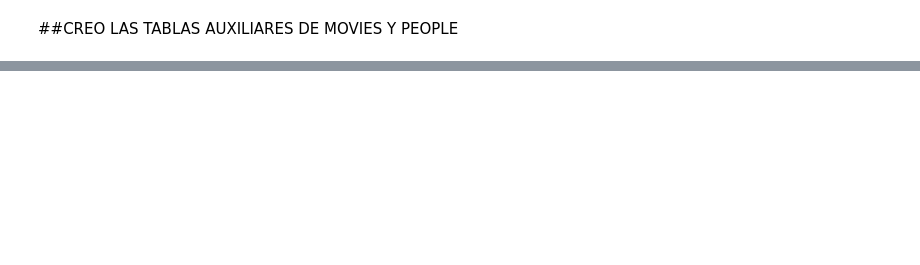
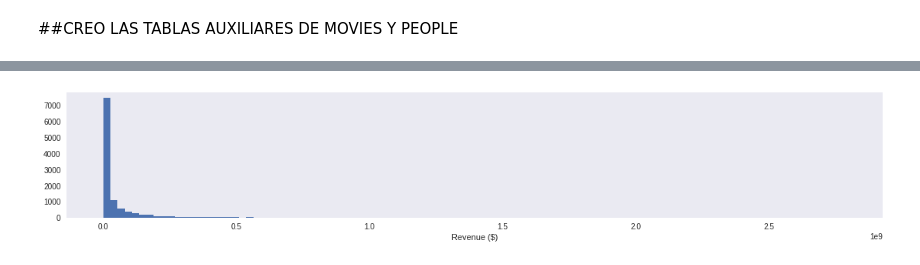
Before and after one commit to mandixbw/Cinema_KeysForSuccess, a Jupyter notebook: 06_Exploratory_Data_Analysis.ipynb, the cells around one changed output, grey strips where cells are left out. Drawn from its saved outputs; the diff is of its cells as text; code cells hidden in the pictures; blank space fills up the shorter version.

```diff
--- a/06_Exploratory_Data_Analysis.ipynb
+++ b/06_Exploratory_Data_Analysis.ipynb
@@ -703,0 +1993,13 @@ dfMovies.info(memory_usage="deep")
+# %%
+figure, axes = plt.subplots(1,1)
+
+num_bins = int(np.sqrt(dfMovies.shape[0]))
+plt.hist(dfMovies['revenue_final'][dfMovies['movie_id'] != 513335], bins=num_bins)
+
+plt.grid(False)
+plt.xlabel('Revenue ($)')
+figure.set_size_inches([19,3])
+
+plt.show()
+# %% [output]
+[figure, added]
```
Also changed, not shown: parts of 216 cells of this notebook.
